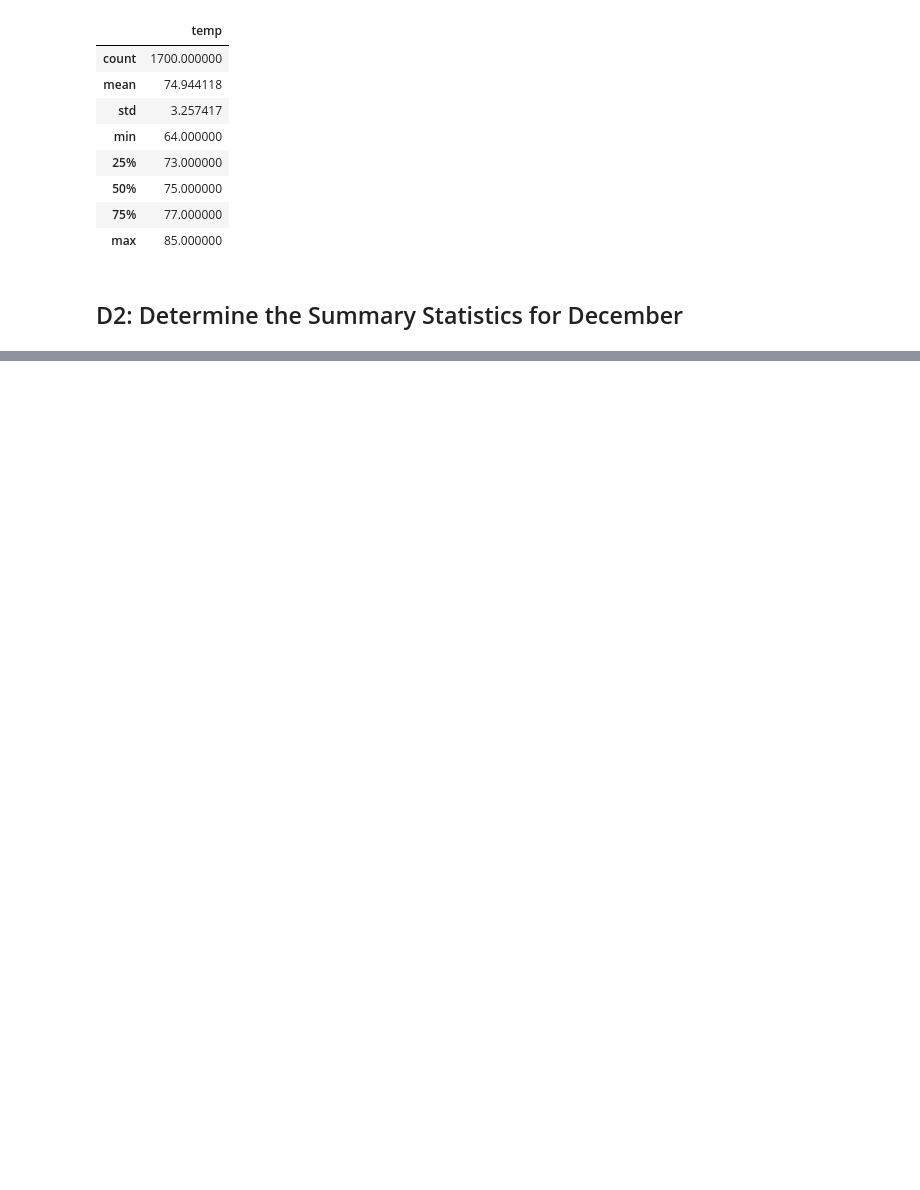
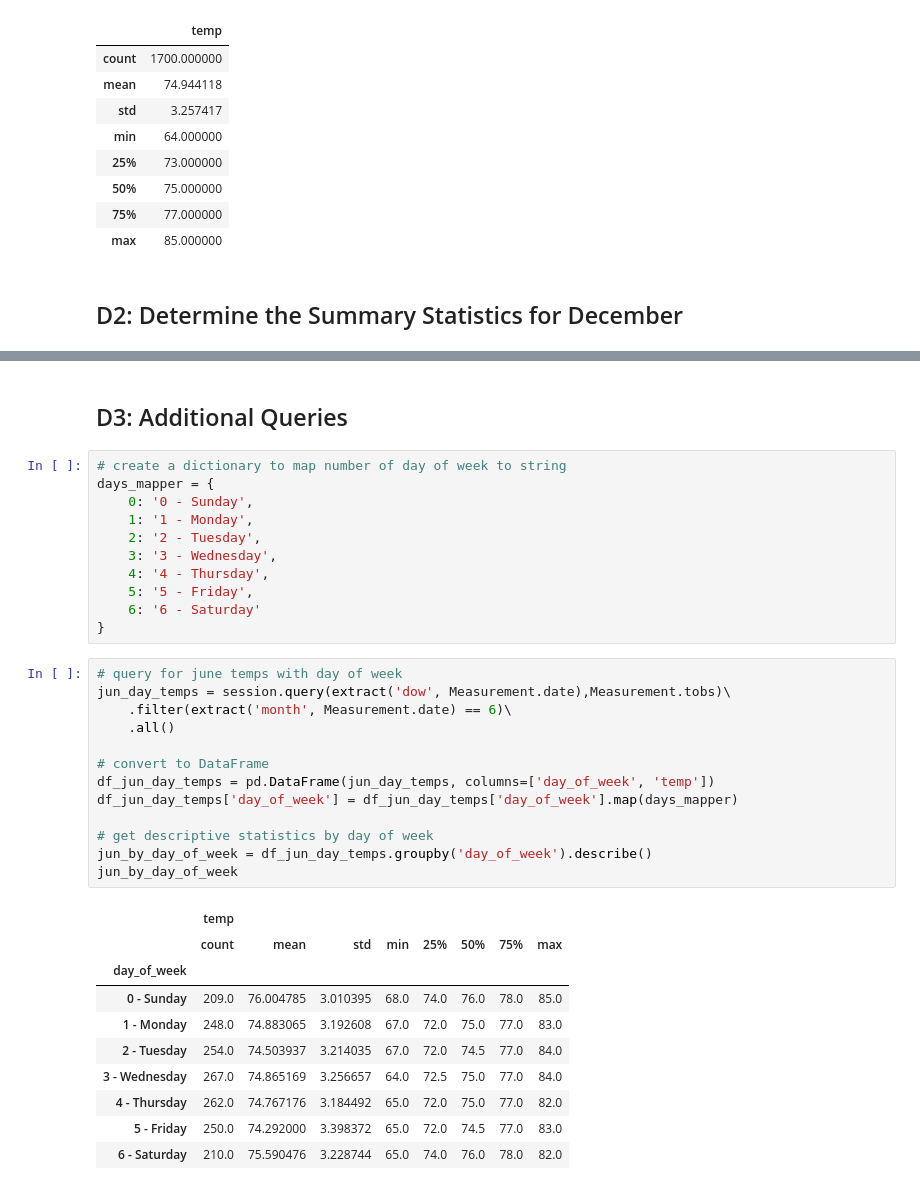
Before and after one commit to aufdemarbeitsmarkt/surfs_up, a Jupyter notebook: SurfsUp_Challenge.ipynb, the cells around one changed output, grey strips where cells are left out. Saved outputs shown, nothing was run; the diff lists cells and outputs as text; blank space fills up the shorter version.

```diff
--- a/SurfsUp_Challenge.ipynb
+++ b/SurfsUp_Challenge.ipynb
@@ -97,0 +152,37 @@ df.describe()
+# %% [markdown]
+## D3: Additional Queries
+# %%
+# create a dictionary to map number of day of week to string
+days_mapper = {
+    0: '0 - Sunday',
+    1: '1 - Monday',
+    2: '2 - Tuesday',
+    3: '3 - Wednesday',
+    4: '4 - Thursday',
+    5: '5 - Friday',
+    6: '6 - Saturday'
+}
+# %%
+# query for june temps with day of week
+jun_day_temps = session.query(extract('dow', Measurement.date),Measurement.tobs)\
+    .filter(extract('month', Measurement.date) == 6)\
+    .all()
+
+# convert to DataFrame
+df_jun_day_temps = pd.DataFrame(jun_day_temps, columns=['day_of_week', 'temp'])
+df_jun_day_temps['day_of_week'] = df_jun_day_temps['day_of_week'].map(days_mapper)
+
+# get descriptive statistics by day of week
+jun_by_day_of_week = df_jun_day_temps.groupby('day_of_week').describe()
+jun_by_day_of_week
+# %% [output]
+|  | temp |  |  |  |  |  |  |  |
+|  | count | mean | std | min | 25% | 50% | 75% | max |
+| day_of_week |  |  |  |  |  |  |  |  |
+| 0 - Sunday | 209.0 | 76.004785 | 3.010395 | 68.0 | 74.0 | 76.0 | 78.0 | 85.0 |
+| 1 - Monday | 248.0 | 74.883065 | 3.192608 | 67.0 | 72.0 | 75.0 | 77.0 | 83.0 |
+| 2 - Tuesday | 254.0 | 74.503937 | 3.214035 | 67.0 | 72.0 | 74.5 | 77.0 | 84.0 |
+| 3 - Wednesday | 267.0 | 74.865169 | 3.256657 | 64.0 | 72.5 | 75.0 | 77.0 | 84.0 |
+| 4 - Thursday | 262.0 | 74.767176 | 3.184492 | 65.0 | 72.0 | 75.0 | 77.0 | 82.0 |
+| 5 - Friday | 250.0 | 74.292000 | 3.398372 | 65.0 | 72.0 | 74.5 | 77.0 | 83.0 |
+| 6 - Saturday | 210.0 | 75.590476 | 3.228744 | 65.0 | 74.0 | 76.0 | 78.0 | 82.0 |
```
Also changed, not shown: parts of 7 cells of this notebook, 6 other files.
